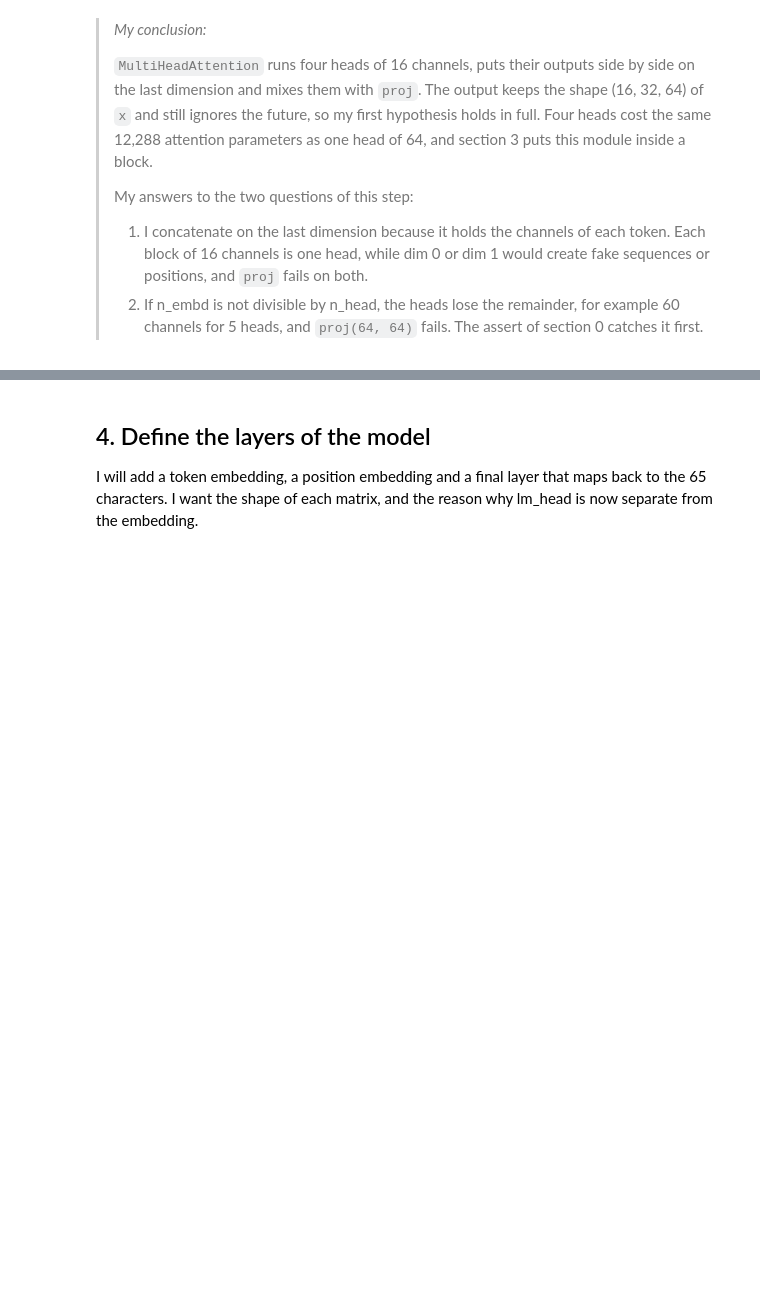
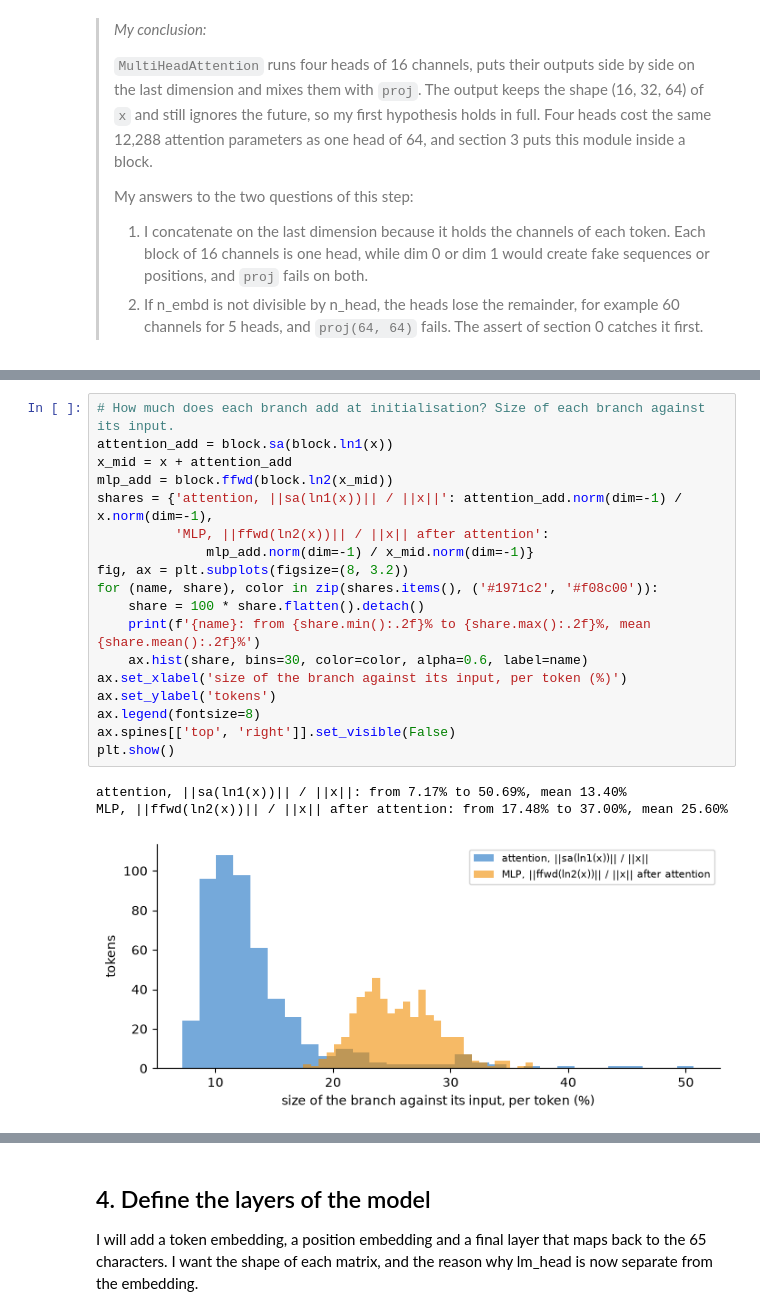
Before and after one commit to mcrayssac/ING3_IAA_GB_NLP, a Jupyter notebook: TP4_transformers.ipynb, the cells around one changed output, grey strips where cells are left out. Saved outputs shown, nothing was run; the diff lists cells and outputs as text; blank space fills up the shorter version.

```diff
--- a/TP4_transformers.ipynb
+++ b/TP4_transformers.ipynb
@@ -561,0 +645,22 @@ I will reuse my MLP of TP3 and alternate attention and feed-forward, each with i
+# %%
+# How much does each branch add at initialisation? Size of each branch against its input.
+attention_add = block.sa(block.ln1(x))
+x_mid = x + attention_add
+mlp_add = block.ffwd(block.ln2(x_mid))
+shares = {'attention, ||sa(ln1(x))|| / ||x||': attention_add.norm(dim=-1) / x.norm(dim=-1),
+          'MLP, ||ffwd(ln2(x))|| / ||x|| after attention':
+              mlp_add.norm(dim=-1) / x_mid.norm(dim=-1)}
+fig, ax = plt.subplots(figsize=(8, 3.2))
+for (name, share), color in zip(shares.items(), ('#1971c2', '#f08c00')):
+    share = 100 * share.flatten().detach()
+    print(f'{name}: from {share.min():.2f}% to {share.max():.2f}%, mean {share.mean():.2f}%')
+    ax.hist(share, bins=30, color=color, alpha=0.6, label=name)
+ax.set_xlabel('size of the branch against its input, per token (%)')
+ax.set_ylabel('tokens')
+ax.legend(fontsize=8)
+ax.spines[['top', 'right']].set_visible(False)
+plt.show()
+# %% [output]
+attention, ||sa(ln1(x))|| / ||x||: from 7.17% to 50.69%, mean 13.40%
+MLP, ||ffwd(ln2(x))|| / ||x|| after attention: from 17.48% to 37.00%, mean 25.60%
+[figure, added]
```
Also changed, not shown: parts of 15 cells of this notebook, 4 other files.
